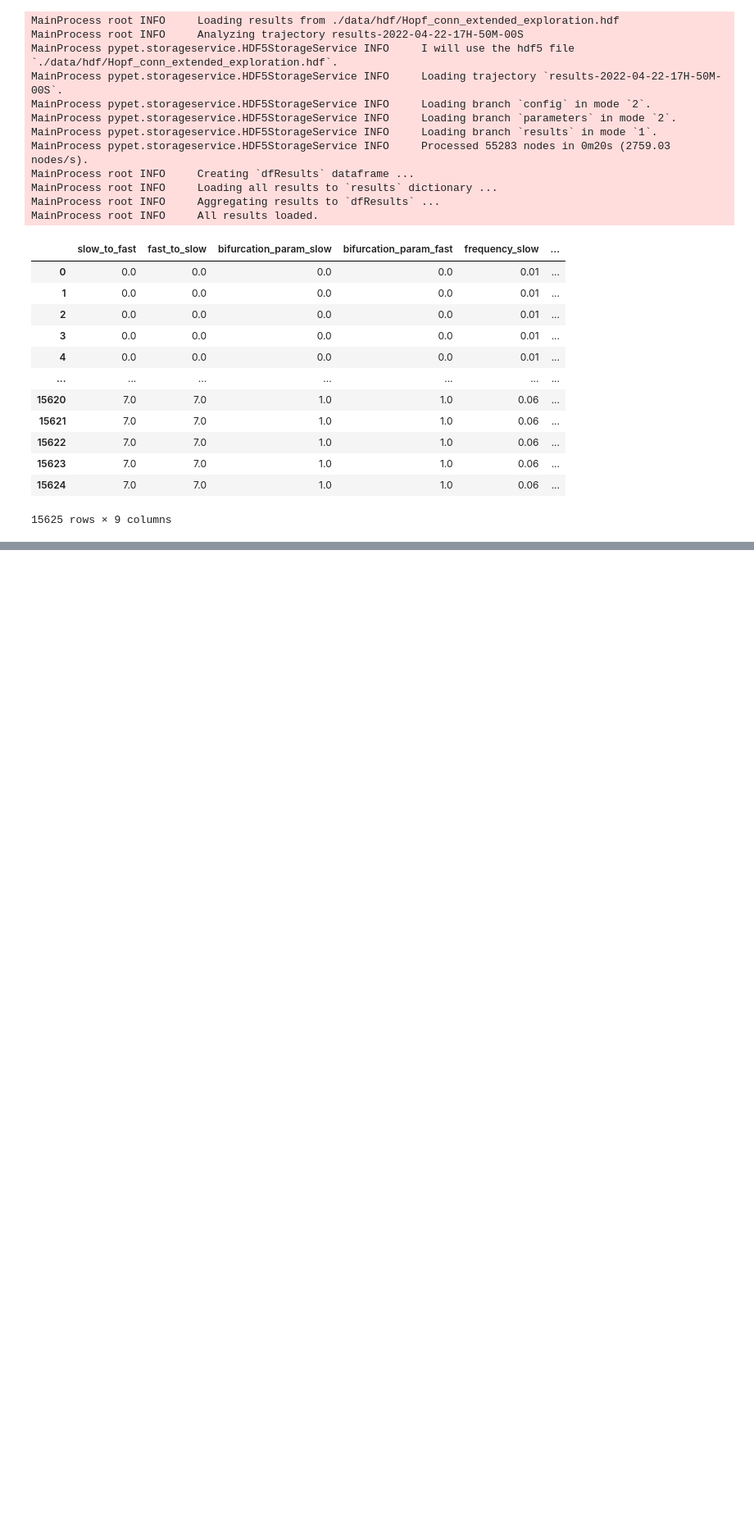
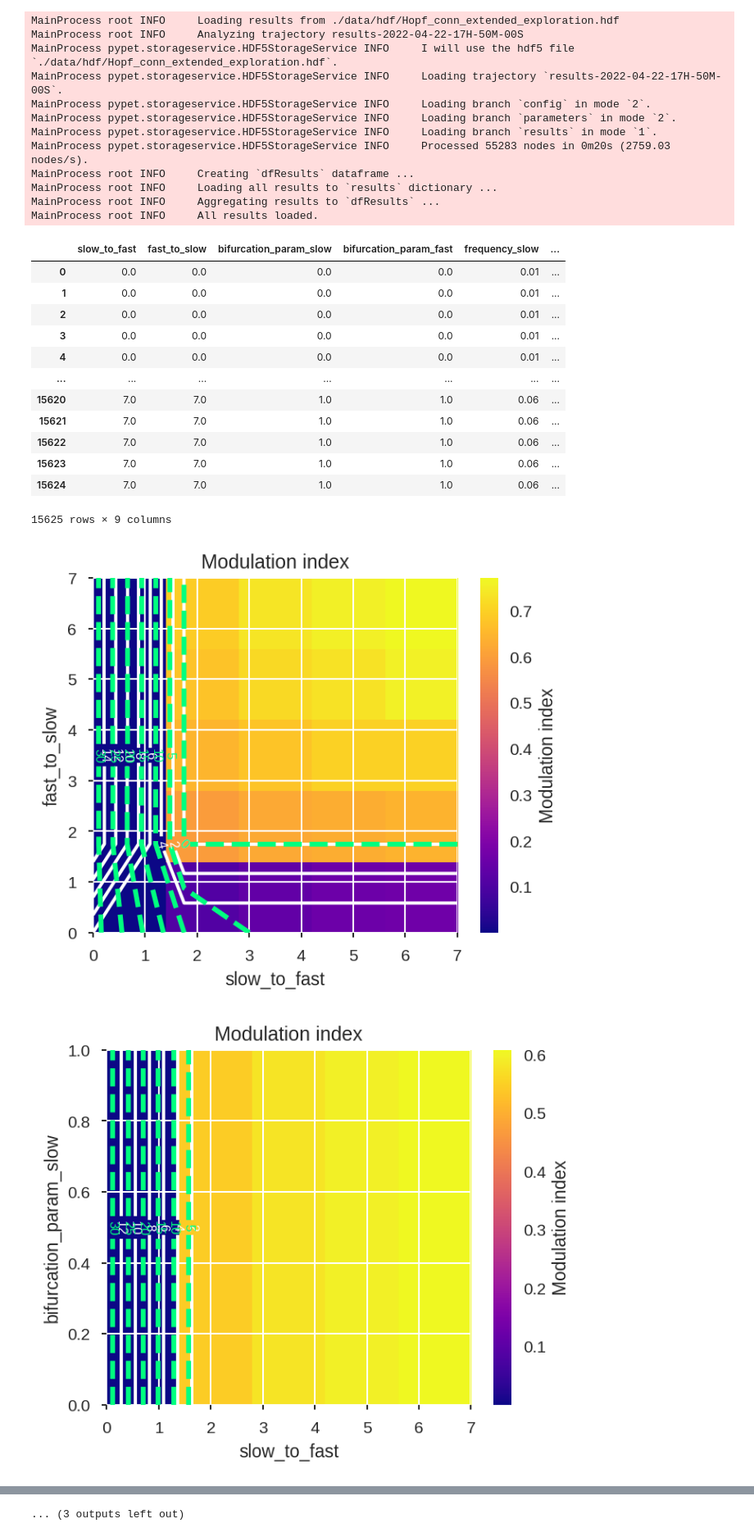
Before and after one commit to jajcayn/Hopf_CFC_analysis, a Jupyter notebook: extended_param_exploration.ipynb, the cells around one changed output, grey strips where cells are left out. Shown at 82% size. Drawn from its saved outputs; the diff is of its cells as text; code cells hidden in the pictures; blank space fills up the shorter version.

Commit message:
added several plots of exploration results

```diff
--- a/extended_param_exploration.ipynb
+++ b/extended_param_exploration.ipynb
@@ -199,3 +199,29 @@ search.dfResults
 | 15623 | 7.0 | 7.0 | 1.0 | 1.0 | 0.06 | ... |
 | 15624 | 7.0 | 7.0 | 1.0 | 1.0 | 0.06 | ... |
 15625 rows × 9 columns
+# %%
+explored_params = ["slow_to_fast","fast_to_slow","bifurcation_param_slow","bifurcation_param_fast","frequency_slow","frequency_fast"]
+# %%
+from itertools import combinations
+comb = list(combinations(explored_params,2))
+# %%
+for i in range(len(comb)):
+    eu.plotExplorationResults(
+    search.dfResults,
+    par1=[comb[i][0],comb[i][0]],
+    par2=[comb[i][1],comb[i][1]],
+    plot_key="modulation_index",
+    nan_to_zero=False,
+    plot_key_label="Modulation index",
+    contour=["peak_freq_slow", "peak_freq_fast"],
+    contour_color=[["white"], ["springgreen"]],
+    contour_levels=[np.arange(0, 20, 2).tolist(), np.arange(0, 35, 5).tolist()],
+    contour_alpha=[1.0, 1.0],
+    contour_kwargs={
+        0: {"linewidths": (2,), "clabel": True},
+        1: {"linestyles": "--", "linewidths": (3,), "clabel": True},
+    },
+)
+# %% [output]
+[figure, added]
+[figure, added]
@@ -201,0 +238 @@ search.dfResults
+... (3 outputs left out)
```
Also changed, not shown: parts of 1 cell of this notebook.
